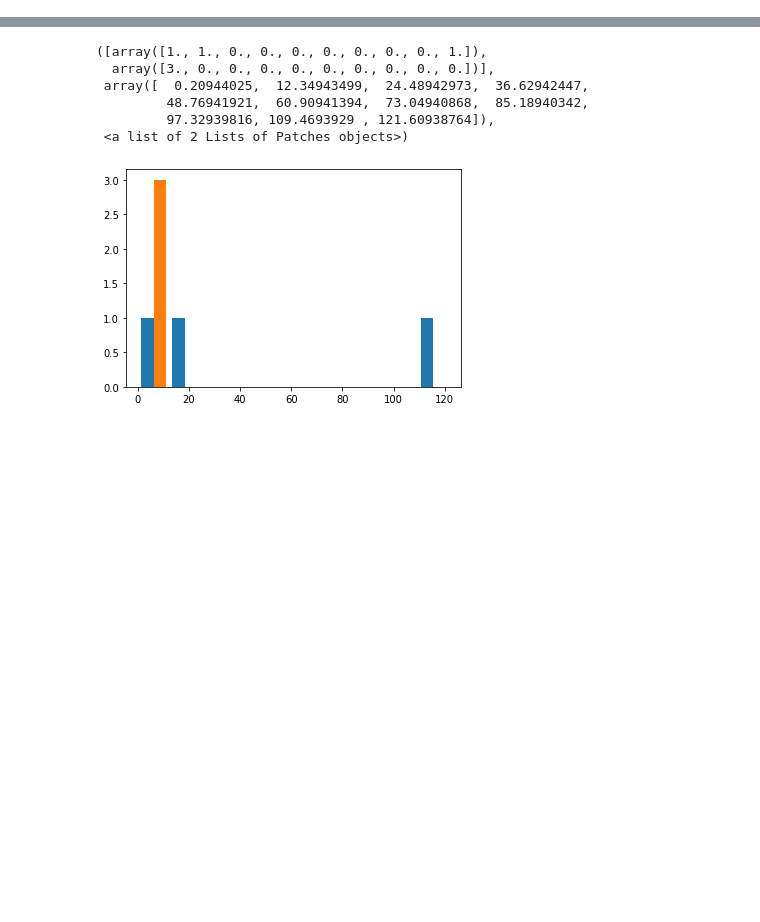
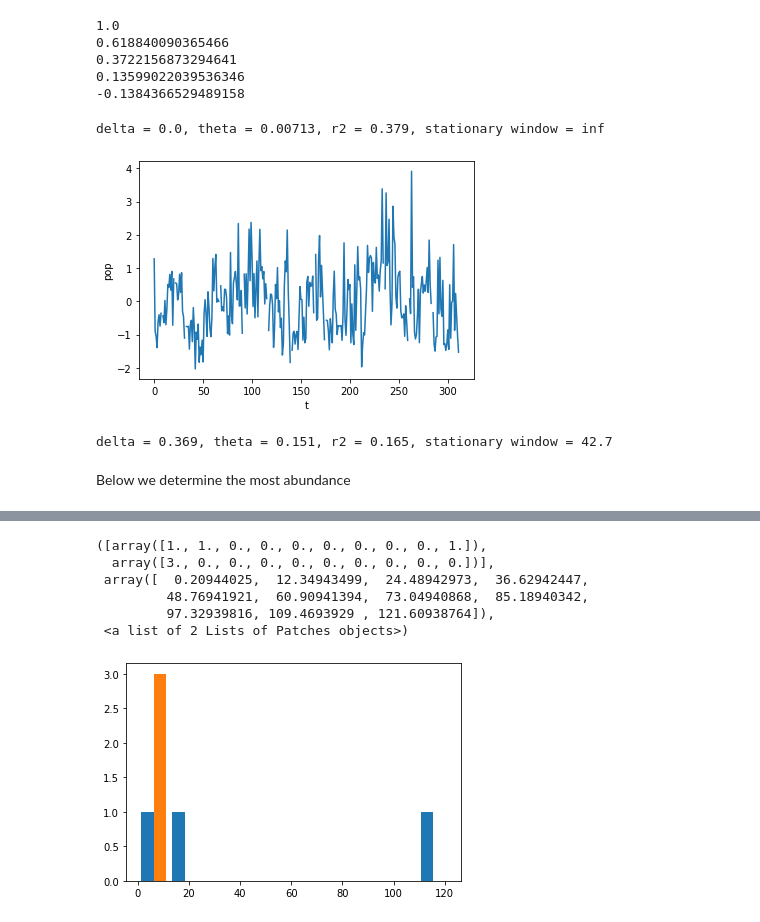
Before and after one commit to kenflat2/Nonlinear-Regression, a Jupyter notebook: Newport Data Analysis.ipynb, the cells around one changed output, grey strips where cells are left out. Drawn from its saved outputs; the diff is of its cells as text; code cells hidden in the pictures; blank space fills up the shorter version.

```diff
--- a/Newport Data Analysis.ipynb
+++ b/Newport Data Analysis.ipynb
@@ -115,0 +168,11 @@ for species_name in np.unique(data["GenusSpecies"].to_numpy()):
+# %%
+tau = find_tau_autocorr(northern[:])
+
+# A,B = delayEmbed(northern,5,0,0)
+# np.corrcoef(A.flatten(), B.flatten())[0,1]
+# %% [output]
+1.0
+0.618840090365466
+0.3722156873294641
+0.13599022039536346
+-0.1384366529489158
@@ -115,0 +181,8 @@ for species_name in np.unique(data["GenusSpecies"].to_numpy()):
+# %%
+print(f"delta = {delta_agg:.3}, theta = {theta_agg:.3}, r2 = {r_sqrd:.3}, stationary window = {n_years / np.sqrt(delta_agg):.3}")
+# %% [output]
+delta = 0.0, theta = 0.00713, r2 = 0.379, stationary window = inf
+# %%
+plotTS(southern)
+# %% [output]
+[figure, added]
@@ -115,0 +191,6 @@ for species_name in np.unique(data["GenusSpecies"].to_numpy()):
+# %%
+print(f"delta = {delta_agg:.3}, theta = {theta_agg:.3}, r2 = {r_sqrd:.3}, stationary window = {n_years / np.sqrt(delta_agg):.3}")
+# %% [output]
+delta = 0.369, theta = 0.151, r2 = 0.165, stationary window = 42.7
+# %% [markdown]
+Below we determine the most abundance
```
Also changed, not shown: parts of 35 cells of this notebook, 7 other files.
